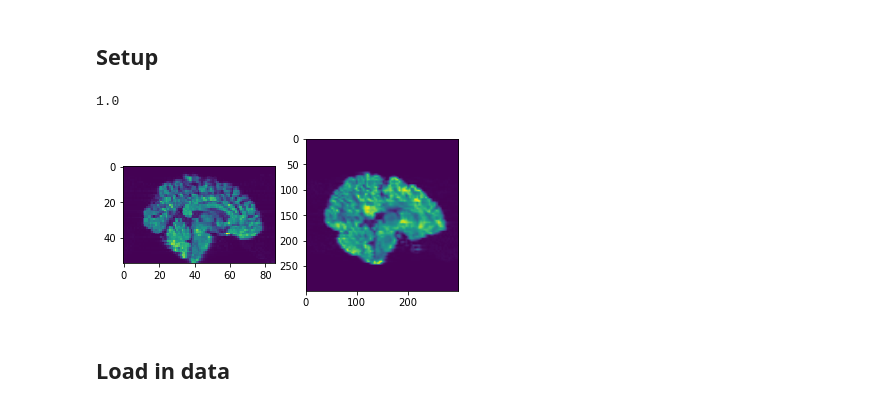
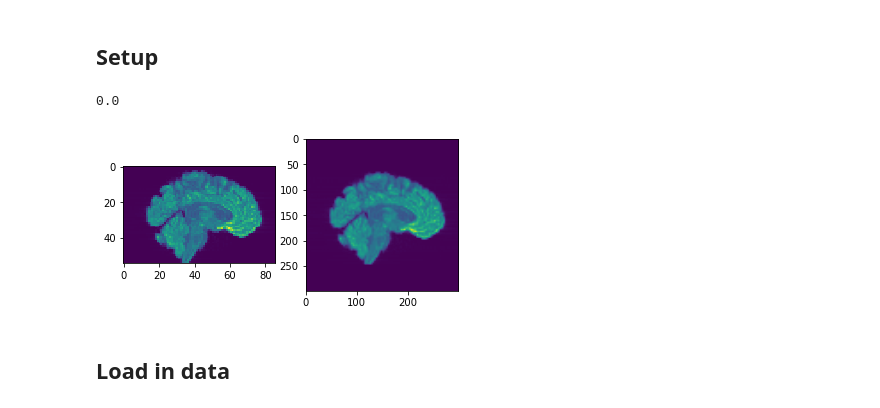
Before and after one commit to marksgraham/deep-qc, a Jupyter notebook: code/fit_cnn.ipynb, the cells around one changed output. Drawn from its saved outputs; the diff is of its cells as text; code cells hidden in the pictures.

Commit message:
Added metric logging with tf, control of preprocessing via arguments and image scaling of [-1,1] rather than [0,1]

```diff
--- a/code/fit_cnn.ipynb
+++ b/code/fit_cnn.ipynb
@@ -98,7 +98,8 @@ def preprocess_data_perp(X,target_height=299,target_width=299):
 
     return X_preprocessed.astype(np.float32) / 255
 
-def preprocess_data_planar(X,target_height=299,target_width=299,is_training=False):
+def preprocess_data_planar(X,target_height=299,target_width=299,is_training=False,\
+                           flip=False,rotate_z=False,sample_more_slices=True):
     '''Convert each MR volume to three slices through a single plane, scales the data and resamples
     to 299 by 299 pixels. Optionally performs augmentation.'''
     #slices = [22,36,50] #Planes to slice
@@ -111,17 +112,21 @@ def preprocess_data_planar(X,target_height=299,target_width=299,is_training=Fals
         for i in range(num_volumes):
             vol = np.copy(np.squeeze(X[i,:]))
             #Flip
-#             if np.random.uniform() > 0.5:
-#                 vol = np.fliplr(vol)
-#             if np.random.uniform() > 0.5:
-#                 vol = np.flip(vol,2)
+            if flip == True:
+                if np.random.uniform() > 0.5:
+                    vol = np.fliplr(vol)
+                if np.random.uniform() > 0.5:
+                    vol = np.flip(vol,2)
             #Rotate about z
-            angle = np.random.randint(-30,30)
-            for slice_num in range(num_slices):
-                vol[:,:,slice_num] = imrotate(vol[:,:,slice_num],angle,interp='cubic')
+            if rotate_z == True:
+                angle = np.random.randint(-20,20)
+                for slice_num in range(num_slices):
+                    vol[:,:,slice_num] = imrotate(vol[:,:,slice_num],angle,interp='bilinear')
             #Sample different slice in plane
-            #slices_new = slices + np.random.randint(-4,4)
-            slices_new = slices
+            if sample_more_slices == True:
+                slices_new = slices + np.random.randint(-4,4)
+            else:
+                slices_new = slices
             for j in range(3):
                 if (j == 0):
                     X_preprocessed[i,:,:,j] = imresize(pad_image(vol[slices_new[j],:,:],pad_max),(target_width,target_height))
@@ -140,18 +145,22 @@ def preprocess_data_planar(X,target_height=299,target_width=299,is_training=Fals
                 if (j == 2):
                     X_preprocessed[i,:,:,j] = imresize(pad_image(np.squeeze(X[i,slices[j],:,:]),pad_max),(target_width,target_height))
 
-    return X_preprocessed.astype(np.float32) / 255
+    X_preprocessed = X_preprocessed.astype(np.float32)
+    X_preprocessed/= 255
+    X_preprocessed -= 0.5
+    X_preprocessed *= 2.
+    return X_preprocessed
 # %%
-im =4
+im =0
 plt.subplot(1,2,1)
-plt.imshow(np.rot90(X_train[im,36,:,:]))
-X_train_preprocessed = preprocess_data_planar(X_train[0:10,:,:,:],299,299,True)
+plt.imshow(np.rot90(X_train[im,36,:,:]));
+X_train_preprocessed = preprocess_data_planar(X_train[0:10,:,:,:],is_training=False)
 plt.subplot(1,2,2)
-plt.imshow(np.rot90(X_train_preprocessed[im,:,:,0]))
+plt.imshow(np.rot90(X_train_preprocessed[im,:,:,0])); plt.clim(-1,1)
 print(y_train[im])
 # %% [output]
-1.0
+0.0
-[figure, old version]
+[figure, new version]
 # %% [markdown]
 ## Load in data
 # %%
```
Also changed, not shown: parts of 4 cells of this notebook.
